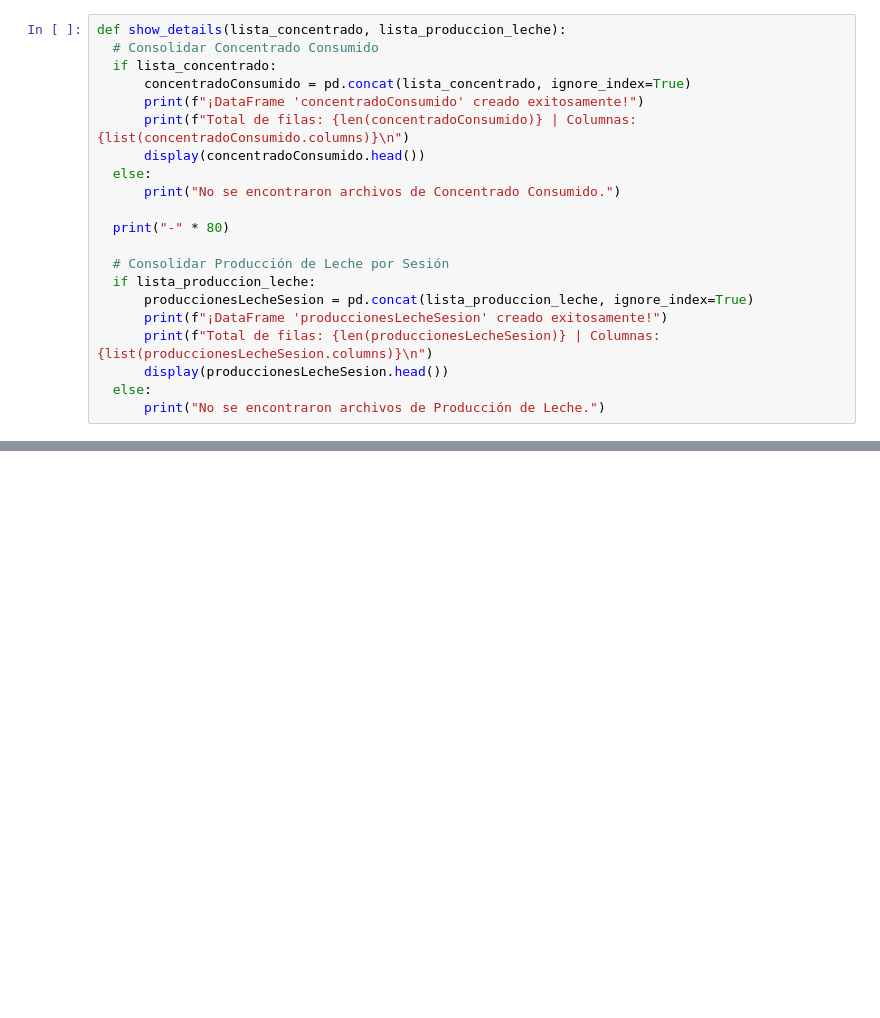
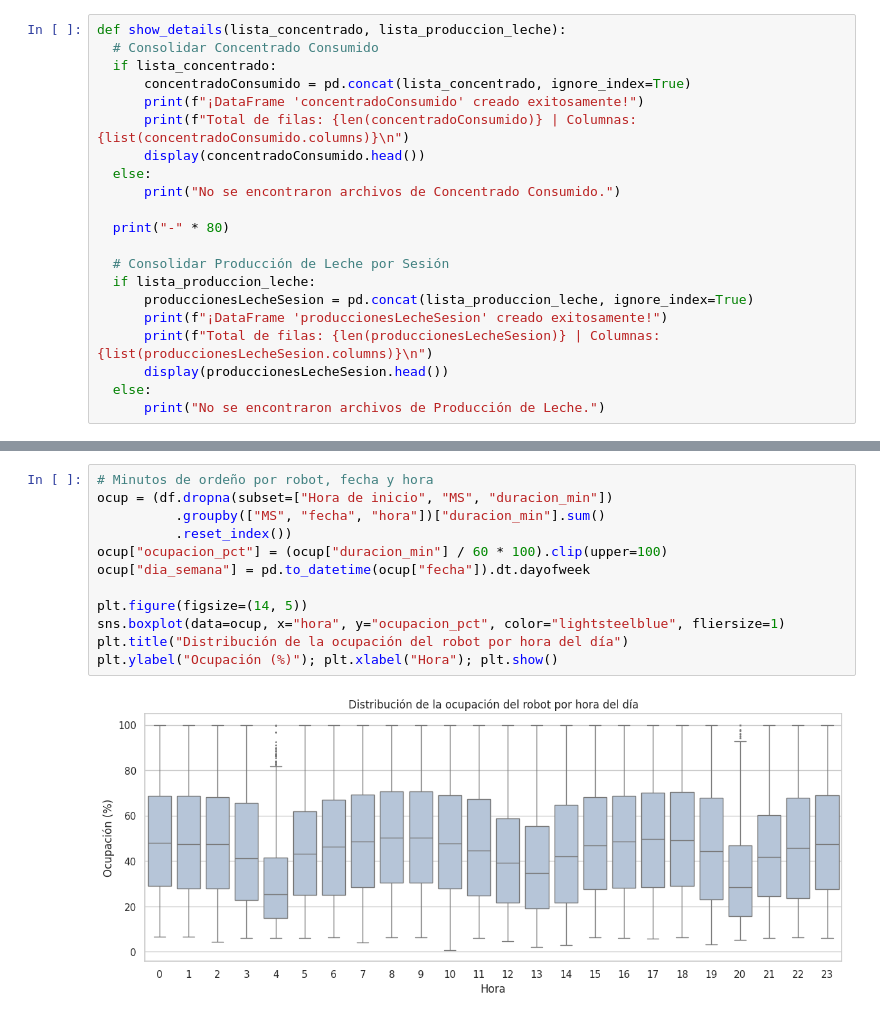
Before and after one commit to kamimartinez/VMS-prediction, a Jupyter notebook: DataUnderstanding.ipynb, the cells around one changed output, grey strips where cells are left out. Saved outputs shown, nothing was run; the diff lists cells and outputs as text; blank space fills up the shorter version.

```diff
--- a/DataUnderstanding.ipynb
+++ b/DataUnderstanding.ipynb
@@ -251,0 +479,14 @@ Total de filas: 278968 | Columnas: ['Hora de inicio', 'Número de ordeño', 'Dur
+# %%
+# Minutos de ordeño por robot, fecha y hora
+ocup = (df.dropna(subset=["Hora de inicio", "MS", "duracion_min"])
+          .groupby(["MS", "fecha", "hora"])["duracion_min"].sum()
+          .reset_index())
+ocup["ocupacion_pct"] = (ocup["duracion_min"] / 60 * 100).clip(upper=100)
+ocup["dia_semana"] = pd.to_datetime(ocup["fecha"]).dt.dayofweek
+
+plt.figure(figsize=(14, 5))
+sns.boxplot(data=ocup, x="hora", y="ocupacion_pct", color="lightsteelblue", fliersize=1)
+plt.title("Distribución de la ocupación del robot por hora del día")
+plt.ylabel("Ocupación (%)"); plt.xlabel("Hora"); plt.show()
+# %% [output]
+[figure, added]
```
Also changed, not shown: parts of 37 cells of this notebook.
